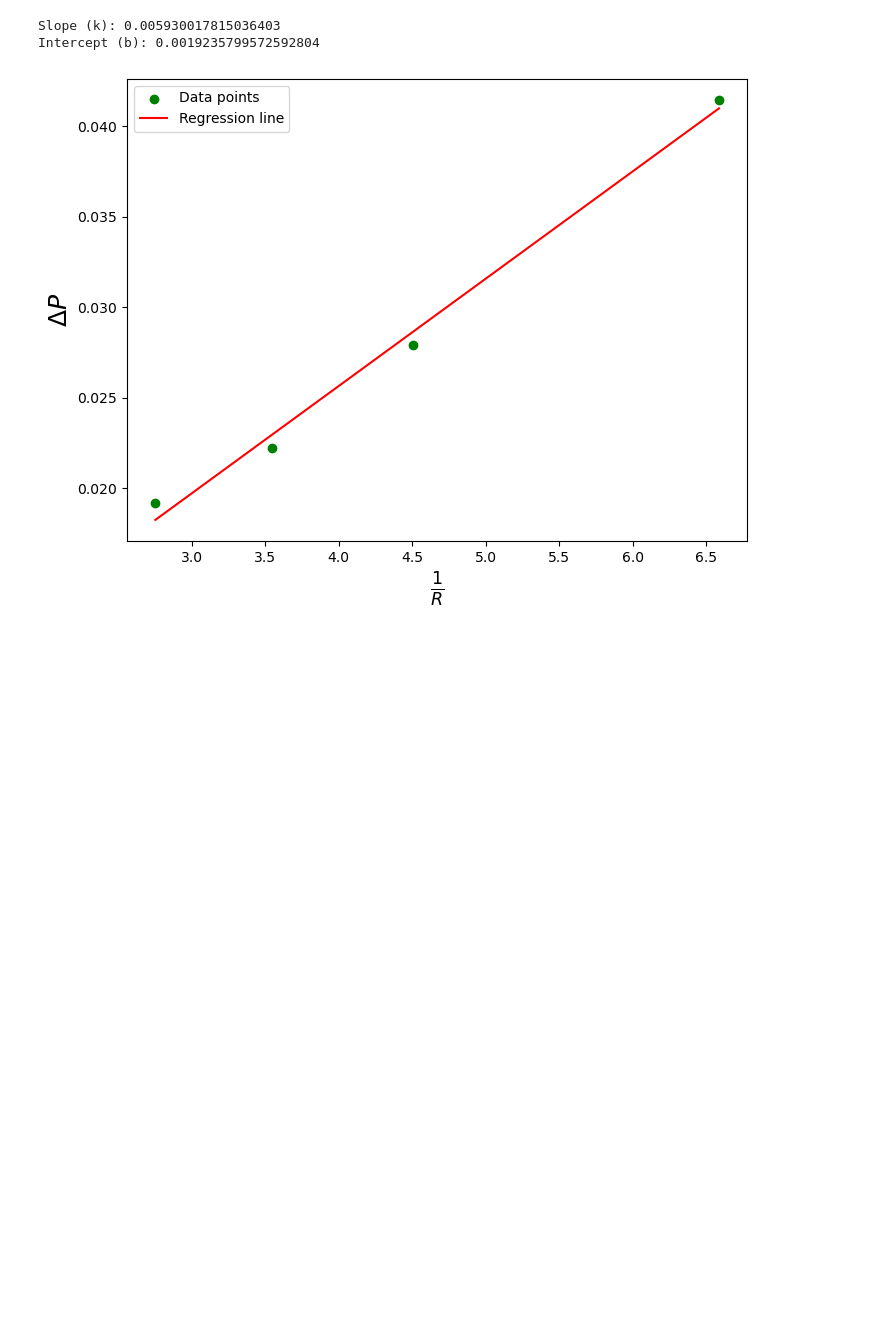
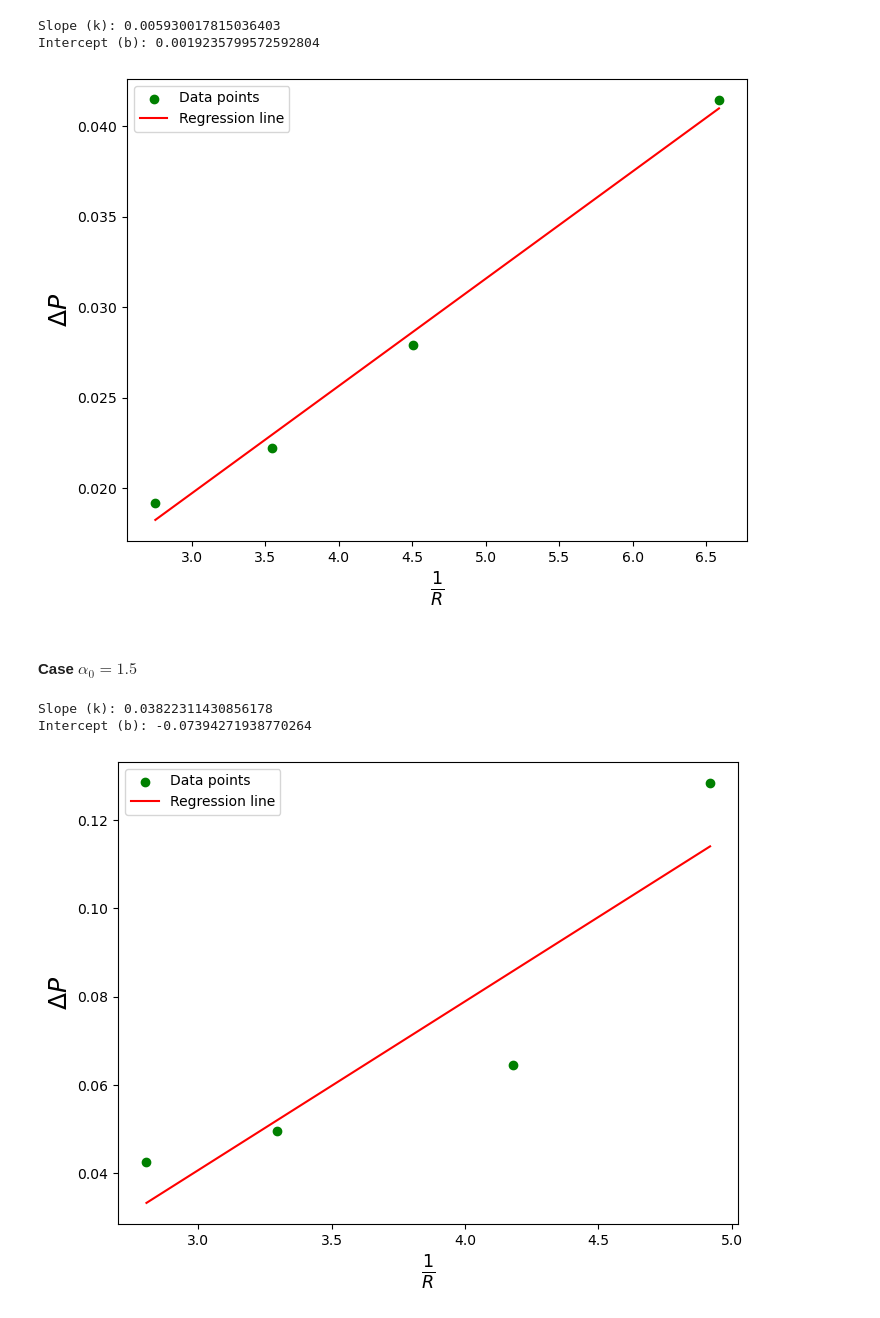
Before and after one commit to MDProject/Binary-Fluctuating-Lattice-Boltzmann, a Jupyter notebook: Surface_Tension.ipynb, the cells around one changed output. Drawn from its saved outputs; the diff is of its cells as text; code cells hidden in the pictures; blank space fills up the shorter version.

Commit message:
results update

```diff
--- a/Surface_Tension.ipynb
+++ b/Surface_Tension.ipynb
@@ -203,10 +205,7 @@ $$\rho_{\text{total}}\left(\frac{L_x}{2},\frac{L_y}{2},\frac{L_z}{2}\right)c_s^2
+# %%
+## Adjust the alpha0 value as needed for the following code block
+alpha0 = 1.5  # coefficient G in the SC model parameter
 # %%
-R1 = 0.1518    # init 0.2
-R2 = 0.2221    # init 0.25
-R3 = 0.2820     # init 0.3
-R4 = 0.3633   # init 0.35
-###########################    modify if needed    ############################
-alpha0 = 4.
 cs2 = 1./3.
 r0 = [0.506432,0.506434,0.506434]       # obtained from AMReX code, center of mass
 temperature = 0.
@@ -228,7 +227,7 @@ plot_file_dir = []  # Initialize an empty list to store file paths
 DeltaP_array = []  # Initialize an empty list to store deltaP values
 for n in range(len(radius_array)):
     # Format the radius to 2 decimal places and create the filename
-    file_path = "./data_droplet_{:.2f}/lbm_data_shshan_alpha0_".format(radius_array[n]) +\
+    file_path = "./data_droplet_alpha0_{:.2f}_r{:.2f}/lbm_data_shshan_alpha0_".format(alpha0, radius_array[n]) +\
       "{:.2f}".format(alpha0) + "_xi_" + "{:.1e}".format(temperature) + "_size{:d}-{:d}-{:d}/plt".format(nx,ny,nz) + f"{frame_step_array[n]:07d}"
     plot_file_dir.append(file_path)  # Add the file path to the list
 
@@ -361,3 +369,56 @@ plt.show()
 Slope (k): 0.005930017815036403
 Intercept (b): 0.0019235799572592804
 [figure]
+# %% [markdown]
+#### Case $\alpha_0=1.5$
+# %%
+import numpy as np
+import matplotlib.pyplot as plt
+
+R1 = 0.203291    # init 0.2
+R2 = 0.239201   # init 0.25
+R3 = 0.303297     # init 0.3
+R4 = 0.3564   # init 0.35
+###########################    modify if needed    ############################
+alpha0 = 1.5 # coefficient G in the SC model parameter
+
+R_array = np.array([R1, R2, R3, R4])
+invR_array = 1./R_array  # Independent variable
+#deltaP_array = np.array([deltaP1, deltaP2, deltaP3, deltaP4])  # Dependent variable
+deltaP_SC_array = np.array([DeltaP_array[0], DeltaP_array[1], DeltaP_array[2], DeltaP_array[3]])  # Dependent variable
+
+# Compute linear regression coefficients
+n = len(invR_array)
+x_mean = np.mean(invR_array)
+#y_mean = np.mean(deltaP_array)
+y_mean = np.mean(deltaP_SC_array)
+
+# Calculate slope (k) and intercept (b)
+#k = np.sum((invR_array - x_mean) * (deltaP_array - y_mean)) / np.sum((invR_array - x_mean) ** 2)
+k = np.sum((invR_array - x_mean) * (deltaP_SC_array - y_mean)) / np.sum((invR_array - x_mean) ** 2)
+
+b = y_mean - k * x_mean
+
+# Generate predictions
+y_pred = k * invR_array + b
+
+# Print results
+print(f"Slope (k): {k}")
+print(f"Intercept (b): {b}")
+
+# Plot the data and regression line
+plt.figure(figsize=(8, 6), dpi=100)  # Optional: Set the figure size
+#plt.scatter(invR_array, deltaP_array, color='blue', label='Data points')
+plt.scatter(invR_array, deltaP_SC_array, color='green', label='Data points')
+
+plt.plot(invR_array, y_pred, color='red', label='Regression line')
+plt.xlabel(r'$\frac{1}{R}$', fontsize=18)
+plt.ylabel(r'$\Delta P$', fontsize=18)
+# set ylim range
+#plt.ylim(min(deltaP_array)*0.9, max(deltaP_array)*1.1)
+plt.legend()
+plt.show()
+# %% [output]
+Slope (k): 0.03822311430856178
+Intercept (b): -0.07394271938770264
+[figure, added]
```
Also changed, not shown: parts of 6 cells of this notebook, 2 other files.
